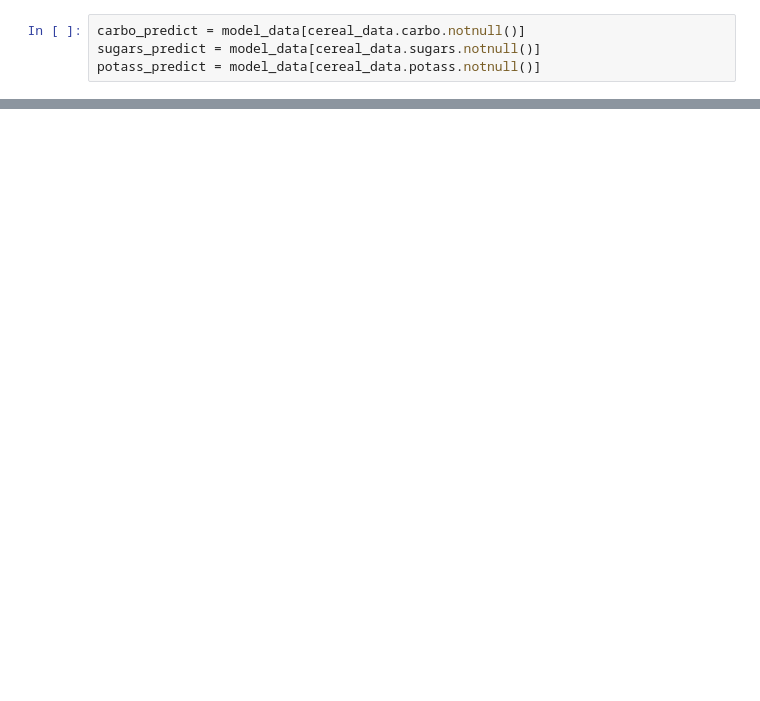
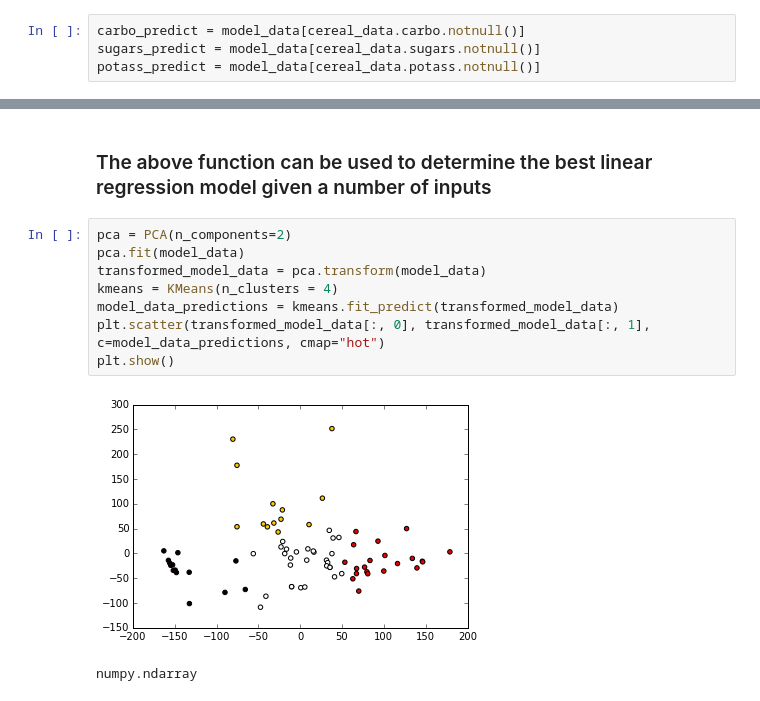
Before and after one commit to tiy-gvl-python/honey-nut-clusters, a Jupyter notebook: Clusters_of_Cereal.ipynb, the cells around one changed output, grey strips where cells are left out. Drawn from its saved outputs; the diff is of its cells as text; blank space fills up the shorter version.

Commit message:
finished clustering analysis

```diff
--- a/Clusters_of_Cereal.ipynb
+++ b/Clusters_of_Cereal.ipynb
@@ -56,0 +54,13 @@ TypeError: score() missing 1 required positional argument: 'X'
+# %% [markdown]
+### The above function can be used to determine the best linear regression model given a number of inputs
+# %%
+pca = PCA(n_components=2)
+pca.fit(model_data)
+transformed_model_data = pca.transform(model_data)
+kmeans = KMeans(n_clusters = 4)
+model_data_predictions = kmeans.fit_predict(transformed_model_data)
+plt.scatter(transformed_model_data[:, 0], transformed_model_data[:, 1], c=model_data_predictions, cmap="hot")
+plt.show()
+# %% [output]
+[figure, added]
+numpy.ndarray
```
Also changed, not shown: parts of 8 cells of this notebook.
